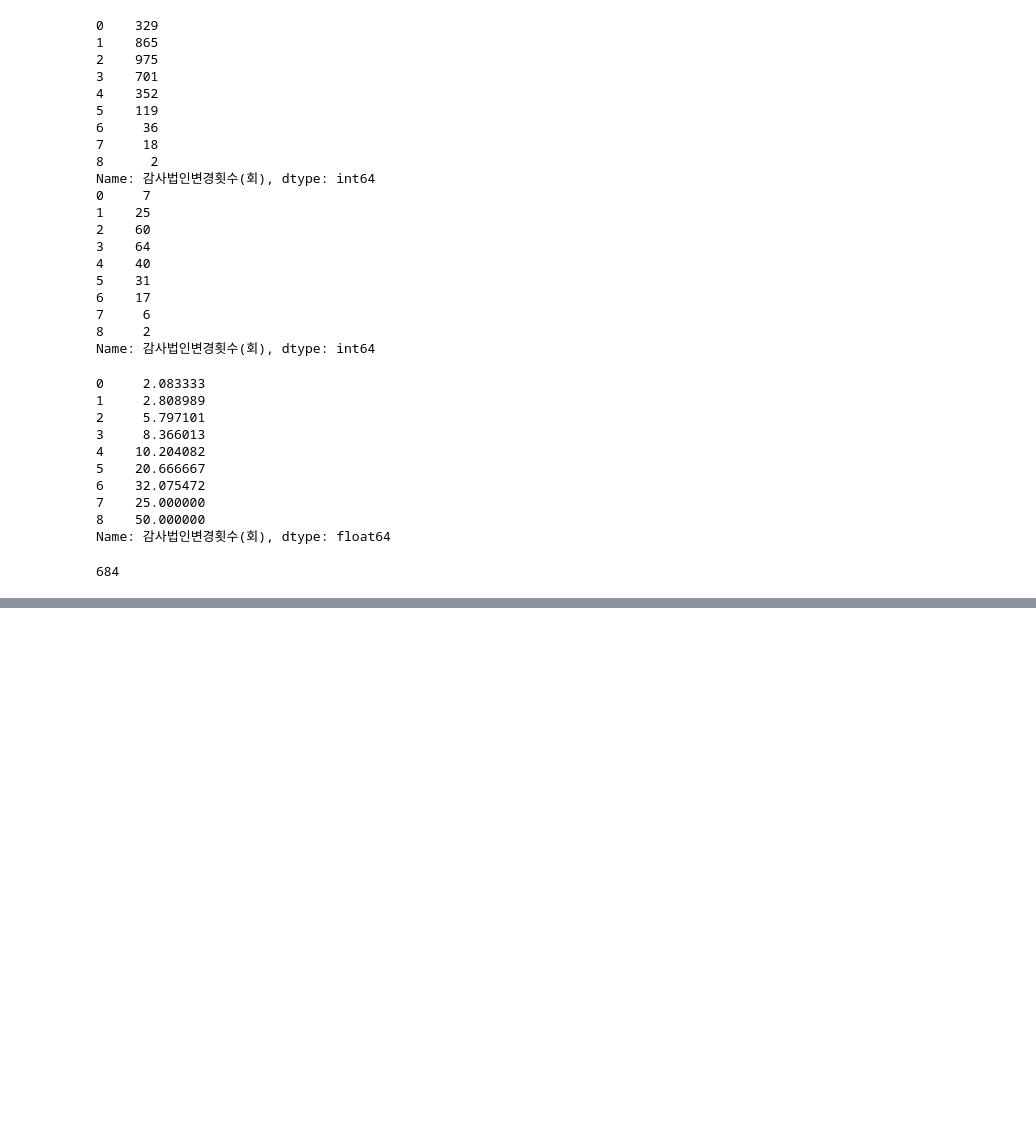
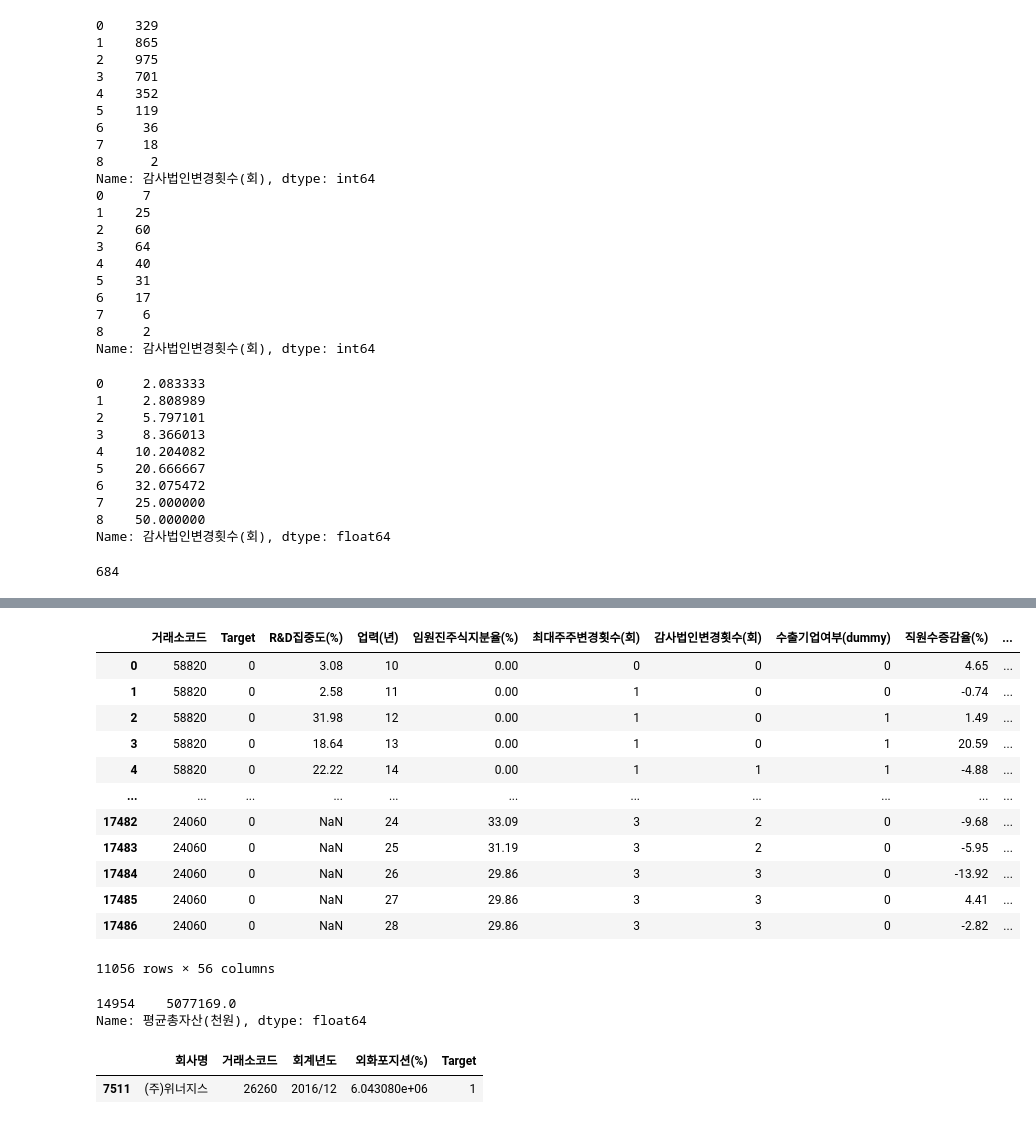
Before and after one commit to ZiNoBae/Hackathon_ubion, a Jupyter notebook: Teamproject_2nd/EDA/EDA_03.ipynb, the cells around one changed output, grey strips where cells are left out. Saved outputs shown, nothing was run; the diff lists cells and outputs as text; code cells hidden in the pictures; blank space fills up the shorter version.

```diff
--- a/Teamproject_2nd/EDA/EDA_03.ipynb
+++ b/Teamproject_2nd/EDA/EDA_03.ipynb
@@ -648,0 +881,26 @@ Name: 기간제비율(%), Length: 1120, dtype: float64
+# %%
+main_df_2.loc[~(main_df_2['평균총자산(천원)'].isna())]
+# %% [output]
+|  | 거래소코드 | Target | R&D집중도(%) | 업력(년) | 임원진주식지분율(%) | 최대주주변경횟수(회) | 감사법인변경횟수(회) | 수출기업여부(dummy) | 직원수증감율(%) | ... |
+| 0 | 58820 | 0 | 3.08 | 10 | 0.00 | 0 | 0 | 0 | 4.65 | ... |
+| 1 | 58820 | 0 | 2.58 | 11 | 0.00 | 1 | 0 | 0 | -0.74 | ... |
+| 2 | 58820 | 0 | 31.98 | 12 | 0.00 | 1 | 0 | 1 | 1.49 | ... |
+| 3 | 58820 | 0 | 18.64 | 13 | 0.00 | 1 | 0 | 1 | 20.59 | ... |
+| 4 | 58820 | 0 | 22.22 | 14 | 0.00 | 1 | 1 | 1 | -4.88 | ... |
+| ... | ... | ... | ... | ... | ... | ... | ... | ... | ... | ... |
+| 17482 | 24060 | 0 | NaN | 24 | 33.09 | 3 | 2 | 0 | -9.68 | ... |
+| 17483 | 24060 | 0 | NaN | 25 | 31.19 | 3 | 2 | 0 | -5.95 | ... |
+| 17484 | 24060 | 0 | NaN | 26 | 29.86 | 3 | 3 | 0 | -13.92 | ... |
+| 17485 | 24060 | 0 | NaN | 27 | 29.86 | 3 | 3 | 0 | 4.41 | ... |
+| 17486 | 24060 | 0 | NaN | 28 | 29.86 | 3 | 3 | 0 | -2.82 | ... |
+11056 rows × 56 columns
+# %%
+main_df_2.loc[main_df_2['평균총자산(천원)'] == main_df_2['평균총자산(천원)'].min()]['평균총자산(천원)']
+# %% [output]
+14954    5077169.0
+Name: 평균총자산(천원), dtype: float64
+# %%
+main_df.loc[main_df_2['외화포지션(%)'] == main_df_2['외화포지션(%)'].max()][['회사명', '거래소코드', '회계년도','외화포지션(%)', 'Target']]
+# %% [output]
+|  | 회사명 | 거래소코드 | 회계년도 | 외화포지션(%) | Target |
+| 7511 | (주)위너지스 | 26260 | 2016/12 | 6.043080e+06 | 1 |
```
Also changed, not shown: parts of 31 cells of this notebook, 11 other files.
